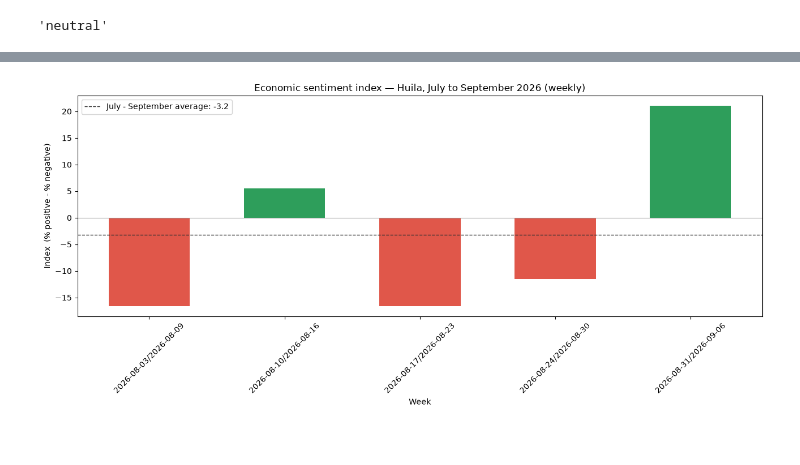
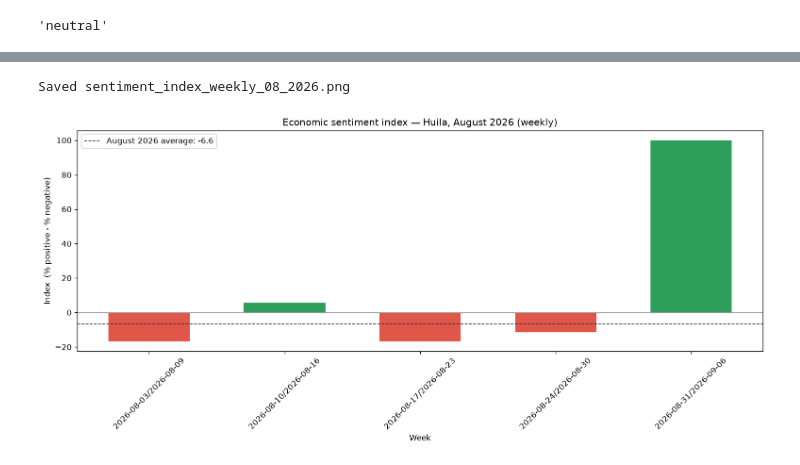
Before and after one commit to MaximumTech17/sentimiento-huila, a Jupyter notebook: sentiment_index.ipynb, the cells around one changed output, grey strips where cells are left out. Saved outputs shown, nothing was run; the diff lists cells and outputs as text; code cells hidden in the pictures.

```diff
--- a/sentiment_index.ipynb
+++ b/sentiment_index.ipynb
@@ -61,16 +66,3 @@ classify_sentiment(df.loc[0, "titulo"], df.loc[0, "contenido"])
 # %% [output]
 Direct use of automatic function calling (AFC) in Models.generate_content is not recommended. Instead, we recommend to use AFC in Chat.send_message. Similarly, direct use of AFC in Models.generate_con ...
 'neutral'
-# %%
-# Classify every item (one API call each; prints progress).
-import time
-
-labels = []
-for i, row in df.iterrows():
-    s = classify_sentiment(row["titulo"], row["contenido"])
-    labels.append(s)
-    print(f"{i+1}/{len(df)}  ->  {s:9} | {row['titulo'][:55]}")
-    time.sleep(0.5)
-
-df["sentiment"] = labels
-df["sentiment"].value_counts()
@@ -110,10 +135,12 @@ def sentiment_index(group):
     n = len(group)
     return (group.eq("positivo").sum() - group.eq("negativo").sum()) / n * 100
 
-overall = sentiment_index(df["sentiment"])
-print(f"Sentiment index — Huila, July 2026: {overall:+.1f}")
+overall = sentiment_index(df_month["sentiment"])
+year_str, month_str = mes.split("-")
+month_name = pd.to_datetime(mes).strftime("%B %Y")
+print(f"Sentiment index — Huila, {month_name}: {overall:+.1f}")
 
-# Daily index to see the evolution across the month.
-daily = df.groupby(df["date"].dt.date)["sentiment"].apply(sentiment_index)
+# Daily index to see the evolution across the selected month.
+daily = df_month.groupby(df_month["date"].dt.date)["sentiment"].apply(sentiment_index)
 daily
 # %% [output]
@@ -154,9 +185,8 @@ fig.savefig("sentiment_index.png", dpi=120, bbox_inches="tight")
 # %%
-# OPTIONAL — aggregate weekly or monthly to smooth the index as the sample grows.
-# The daily view above is volatile because each day has few news items; a coarser
-# window (more news per bar) gives a steadier read.
-period = "W"          # "W" = weekly, "M" = monthly
-agg = df.groupby(df["date"].dt.to_period(period))["sentiment"].apply(sentiment_index)
+# OPTIONAL — aggregate weekly to smooth the index across the selected month.
+# The daily view above can be volatile if some days have few news items.
+period = "W"          # "W" = weekly
+agg = df_month.groupby(df_month["date"].dt.to_period(period))["sentiment"].apply(sentiment_index)
 agg.index = agg.index.astype(str)
 print(agg)
 # %% [output]
@@ -169,17 +199,21 @@ date
 Name: sentiment, dtype: float64
 # %%
-# Aggregated index chart (weekly). Uses `agg` from the optional cell above.
+# Aggregated index chart (weekly) for the selected month. Uses `agg` from above.
 import matplotlib.pyplot as plt
+
+weekly_chart_filename = f"sentiment_index_weekly_{month_str}_{year_str}.png"
 
 fig, ax = plt.subplots(figsize=(13, 6))
 colors = ["#2e9e5b" if v >= 0 else "#e0574a" for v in agg.values]
 ax.bar(agg.index, agg.values, color=colors, width=0.6)
-ax.axhline(overall, color="#333", linestyle="--", linewidth=1, label=f"July - September average: {overall:+.1f}")
+ax.axhline(overall, color="#333", linestyle="--", linewidth=1, label=f"{month_name} average: {overall:+.1f}")
 ax.axhline(0, color="#999", linewidth=0.8)
-ax.set_title("Economic sentiment index — Huila, July to September 2026 (weekly)")
+ax.set_title(f"Economic sentiment index — Huila, {month_name} (weekly)")
 ax.set_ylabel("Index  (% positive - % negative)"); ax.set_xlabel("Week")
 ax.legend(); plt.xticks(rotation=45); plt.tight_layout(); plt.show()
 
-fig.savefig("sentiment_index_weekly.png", dpi=120, bbox_inches="tight")
+fig.savefig(weekly_chart_filename, dpi=120, bbox_inches="tight")
+print(f"Saved {weekly_chart_filename}")
 # %% [output]
+Saved sentiment_index_weekly_08_2026.png
-[figure, old version]
+[figure, new version]
```
Also changed, not shown: parts of 8 cells of this notebook, 7 other files.
